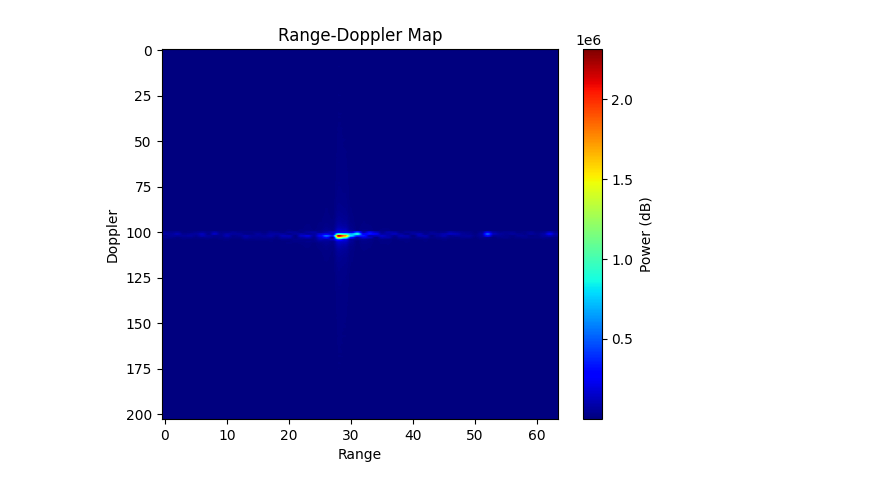
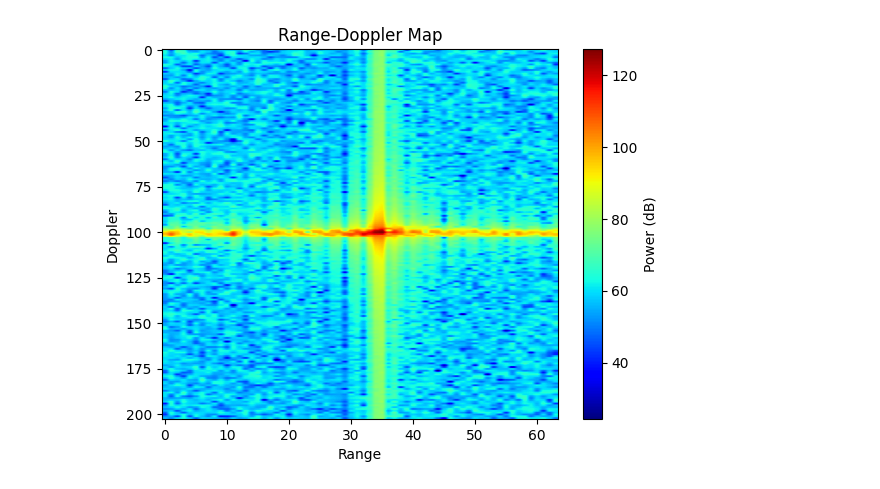
Before and after one commit to HarryPaniccc/4022S_code, a Jupyter notebook: range_doppler_notebook.ipynb, the cells around one changed output. Saved outputs shown, nothing was run; the diff lists cells and outputs as text; code cells hidden in the pictures.

```diff
--- a/range_doppler_notebook.ipynb
+++ b/range_doppler_notebook.ipynb
@@ -33,0 +45,3 @@ range_doppler_map(f, '125')
+# %%
+f = h5py.File('../4022S_data/undergrad_testset/Experiment_stationary_target_2m_1_data.hdf5','r')
+range_doppler_map(f,'50')
@@ -34,19 +50,22 @@ range_doppler_map(f, '125')
 # %%
 # Trying a homemade range-doppler map - can ignore this
 target_frame = 'Sensors/TI_Radar/Data/Frame_0'
 frame_data = f[f'{target_frame}/frame_data']#[:,:,0]
 
 window = np.tile(np.hanning(frame_data.shape[1])[np.newaxis, :, np.newaxis], (frame_data.shape[0], 1, frame_data.shape[2]))
 
 after_fast_time_fft = fft(window[:,:,0]*frame_data[:,:,0],frame_data.shape[0],0)
 after_slow_time_fft = fftshift(fft(after_fast_time_fft, after_fast_time_fft.shape[1],1))
 
+#Normalize to dB
+
 plt.figure()
-plt.imshow(np.rot90(np.abs(after_slow_time_fft)), aspect='auto', cmap='jet')
+plt.imshow(np.rot90(20 * np.log10(np.abs(after_slow_time_fft)), 3), aspect='auto', cmap='jet')
+#plt.imshow(20 * np.log10(np.abs(after_slow_time_fft)), aspect='auto', cmap='jet')
 plt.title('Range-Doppler Map')
 plt.xlabel('Range')
 plt.ylabel('Doppler')
 plt.colorbar(label='Power (dB)')
 plt.show()
 # %% [output]
-[figure, old version]
+[figure, new version]
```
Also changed, not shown: parts of 4 cells of this notebook, 1 other file.
